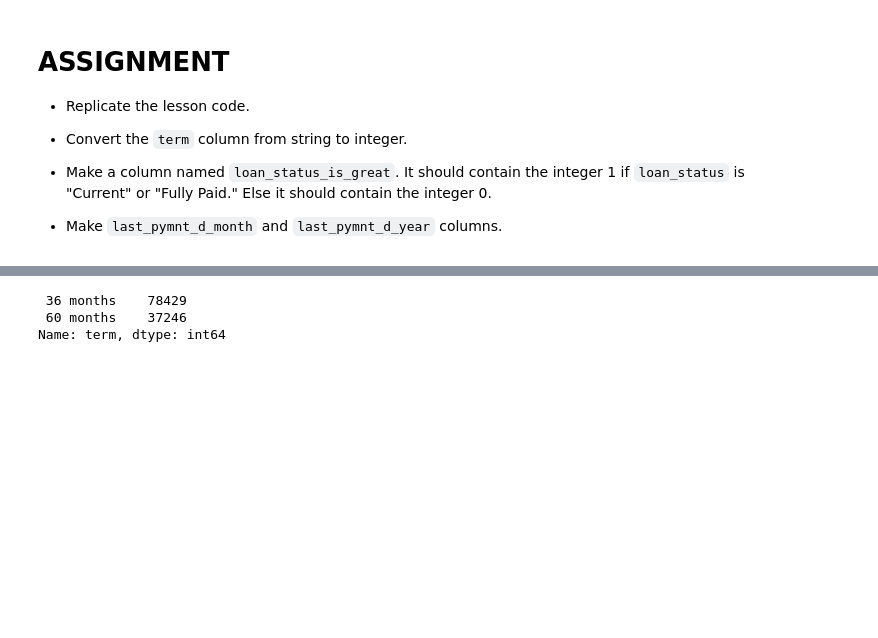
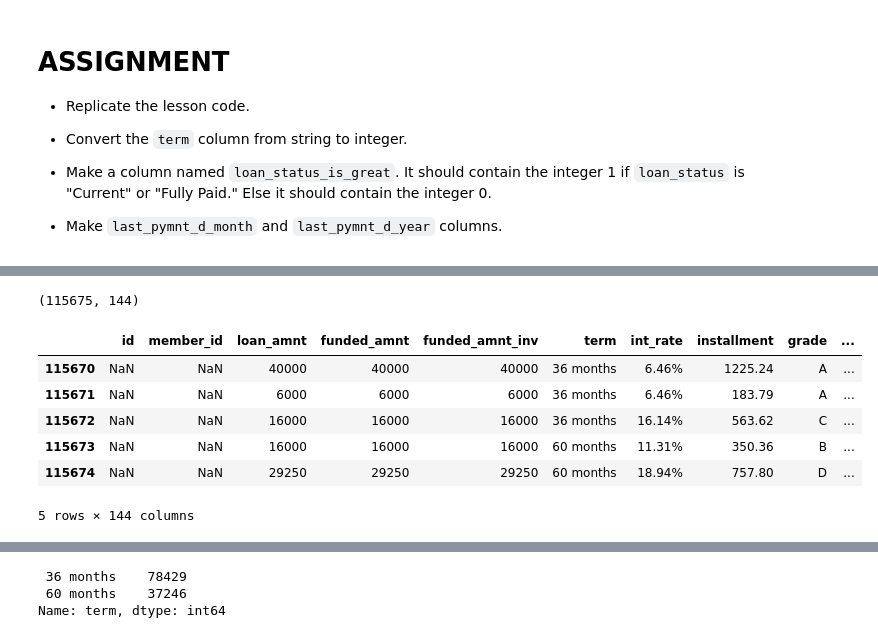
Before and after one commit to ngriggs/DS-Unit-1-Sprint-1-Dealing-With-Data, a Jupyter notebook: LS_DS_124_Make_features.ipynb, the cells around one changed output, grey strips where cells are left out. Saved outputs shown, nothing was run; the diff lists cells and outputs as text; code cells hidden in the pictures; blank space fills up the shorter version.

```diff
--- a/LS_DS_124_Make_features.ipynb
+++ b/LS_DS_124_Make_features.ipynb
@@ -500,0 +569,16 @@ df.describe(include='datetime')
+# %%
+# Last two rows are some extra information about the data in the dataset, so we can take it out and
+# potentially deal with it later if it's interesting.
+
+df = pd.read_csv('LoanStats_2019Q1.csv', skiprows=1, skipfooter=2)
+print(df.shape)
+df.tail()
+# %% [output]
+(115675, 144)
+|  | id | member_id | loan_amnt | funded_amnt | funded_amnt_inv | term | int_rate | installment | grade | ... |
+| 115670 | NaN | NaN | 40000 | 40000 | 40000 | 36 months | 6.46% | 1225.24 | A | ... |
+| 115671 | NaN | NaN | 6000 | 6000 | 6000 | 36 months | 6.46% | 183.79 | A | ... |
+| 115672 | NaN | NaN | 16000 | 16000 | 16000 | 36 months | 16.14% | 563.62 | C | ... |
+| 115673 | NaN | NaN | 16000 | 16000 | 16000 | 60 months | 11.31% | 350.36 | B | ... |
+| 115674 | NaN | NaN | 29250 | 29250 | 29250 | 60 months | 18.94% | 757.80 | D | ... |
+5 rows × 144 columns
```
Also changed, not shown: parts of 16 cells of this notebook.
